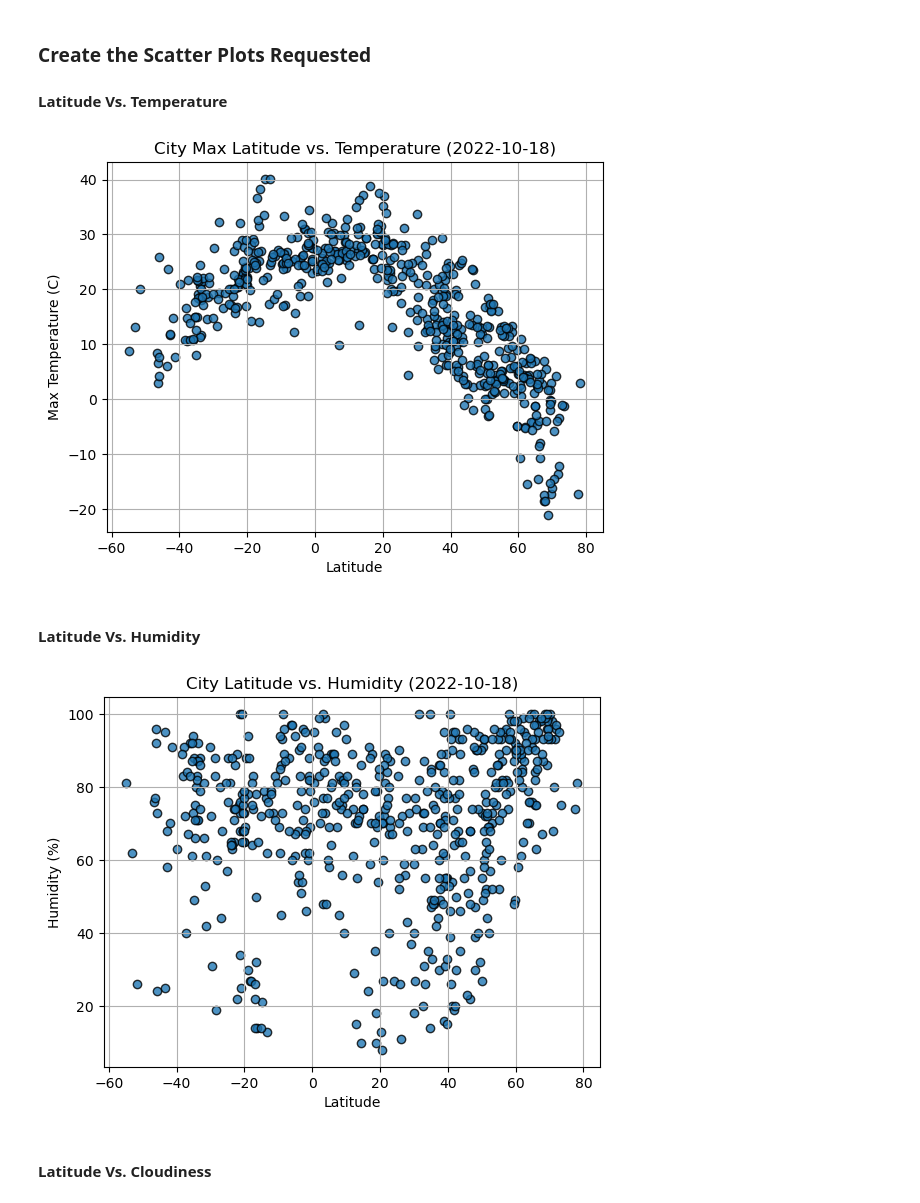
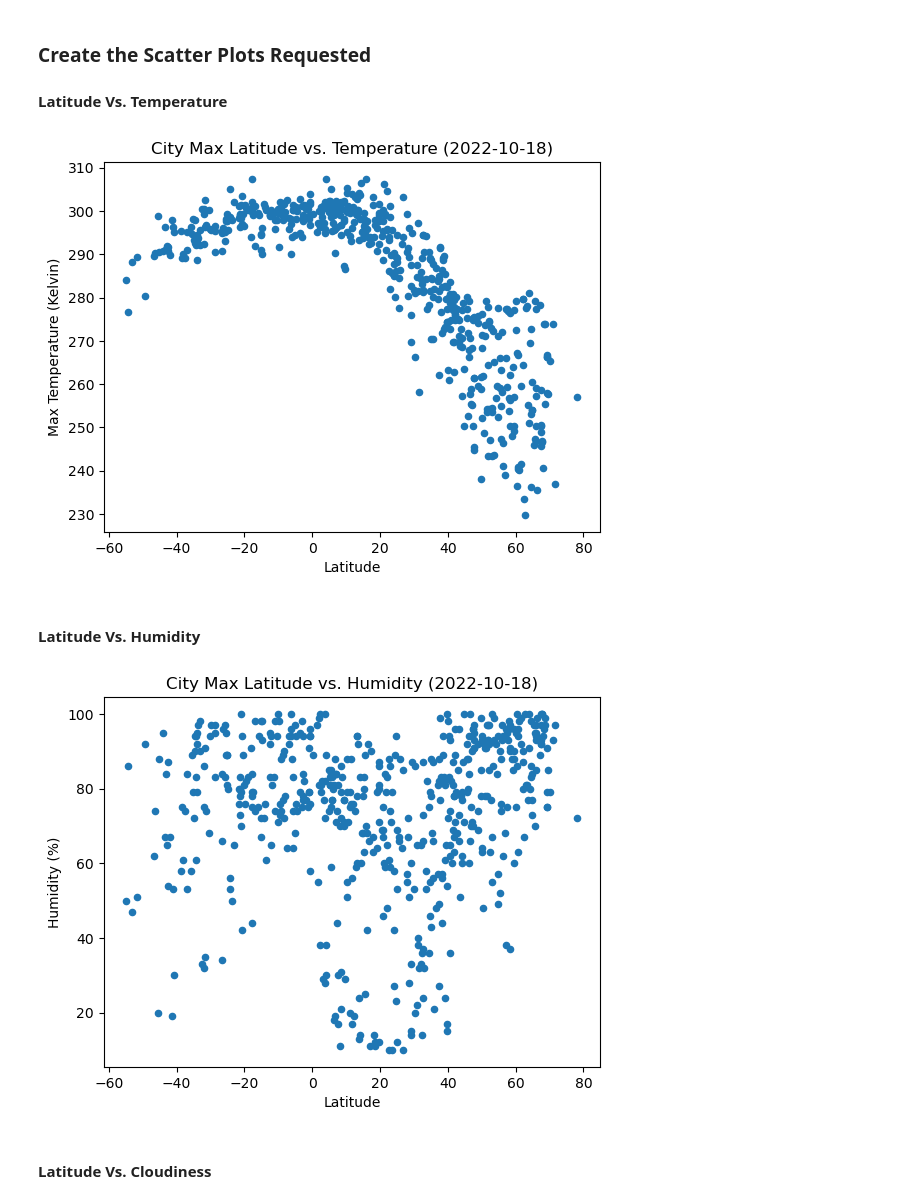
Before and after one commit to JuliWritesStories/WeatherPY, a Jupyter notebook: Juliet's WeatherPy.ipynb, the cells around one changed output. Drawn from its saved outputs; the diff is of its cells as text; code cells hidden in the pictures.

Commit message:
updates from 1:45pm on 1.11.2024. Added scatter plots

```diff
--- a/Juliet's WeatherPy.ipynb
+++ b/Juliet's WeatherPy.ipynb
@@ -190,10 +190,11 @@ city_data_df.head()
 #### Latitude Vs. Temperature
 # %%
 # Build scatter plot for latitude vs. temperature
-# YOUR CODE HERE
+city_data_df.plot.scatter(x='Lat',
+                          y='Max Temp', title='City Max Latitude vs. Temperature (2022-10-18)')
+plt.xlabel('Latitude')
+plt.ylabel('Max Temperature (Kelvin)')
 
-# Incorporate the other graph properties
-# YOUR CODE HERE
 
 # Save the figure
 plt.savefig("output_data/Fig1.png")
@@ -201,23 +202,23 @@ plt.savefig("output_data/Fig1.png")
 # Show plot
 plt.show()
 # %% [output]
-[figure, old version]
+[figure, new version]
 # %% [markdown]
 #### Latitude Vs. Humidity
 # %%
 # Build the scatter plots for latitude vs. humidity
-# YOUR CODE HERE
-
-# Incorporate the other graph properties
-# YOUR CODE HERE
+city_data_df.plot.scatter(x='Lat',
+                          y='Humidity', title='City Max Latitude vs. Humidity (2022-10-18)')
+plt.xlabel('Latitude')
+plt.ylabel('Humidity (%)')
 
 # Save the figure
 plt.savefig("output_data/Fig2.png")
 
 # Show plot
 plt.show()
 # %% [output]
-[figure, old version]
+[figure, new version]
 # %% [markdown]
 #### Latitude Vs. Cloudiness
 # %%
```
Also changed, not shown: parts of 7 cells of this notebook, 5 other files.
